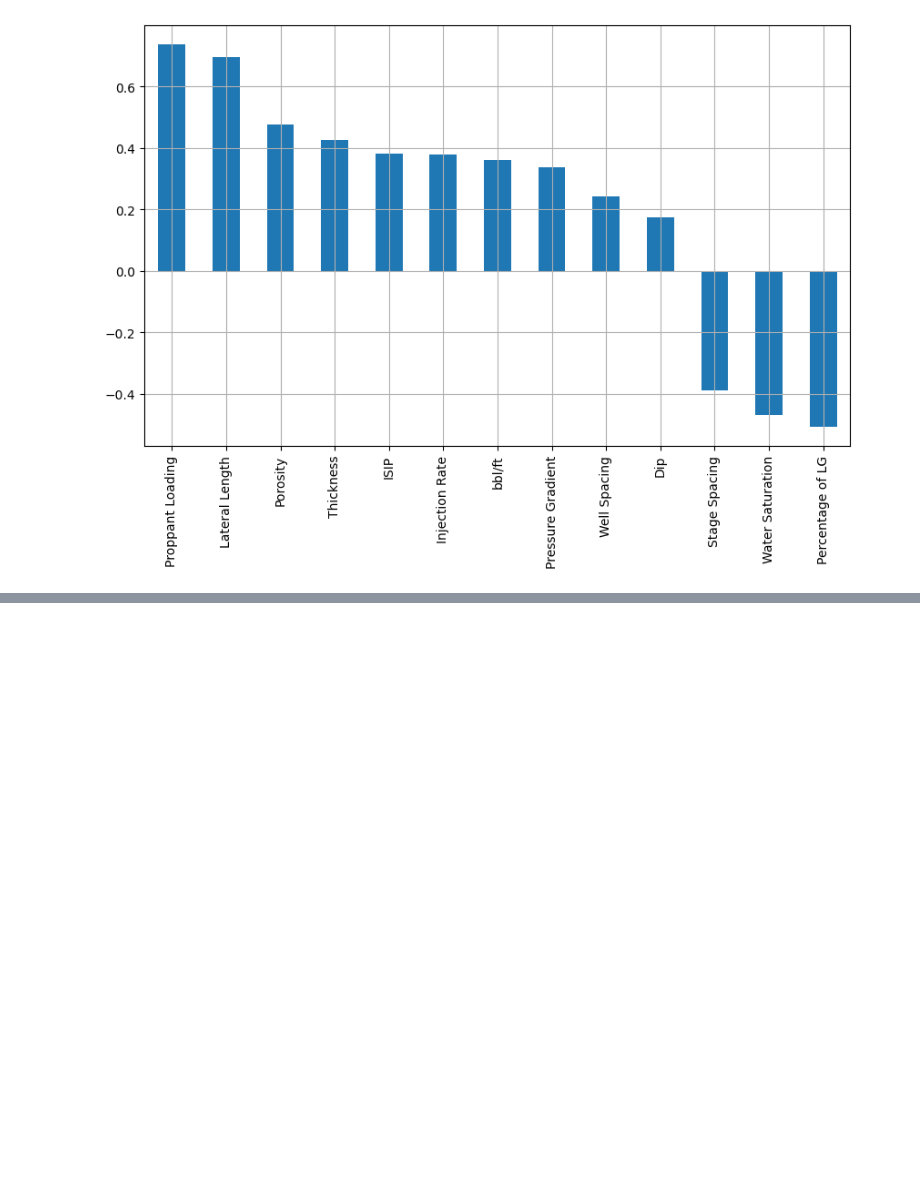
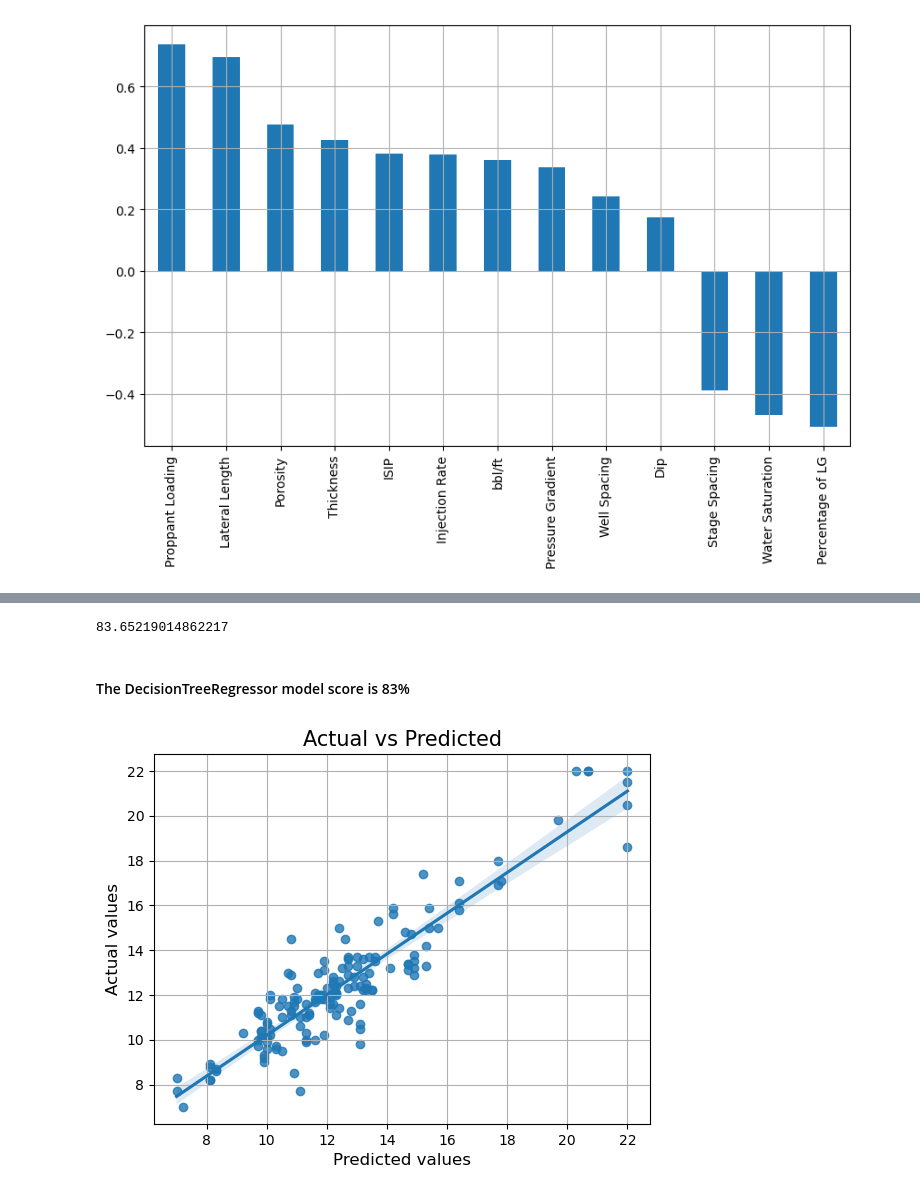
Before and after one commit to SethDwumah/Petroleum_DS-ML, a Jupyter notebook: Estimated Ultimate Recovery (EUR) Prediction Using Machine Learning.ipynb, the cells around one changed output, grey strips where cells are left out. Drawn from its saved outputs; the diff is of its cells as text; code cells hidden in the pictures; blank space fills up the shorter version.

```diff
--- a/Estimated Ultimate Recovery (EUR) Prediction Using Machine Learning.ipynb
+++ b/Estimated Ultimate Recovery (EUR) Prediction Using Machine Learning.ipynb
@@ -113,0 +119,5 @@ sns.pairplot(data)
+# %%
+# X = features
+# Y = target
+X = data.iloc[:,:-1]
+Y = data.iloc[:,-1]
@@ -113,0 +146,2 @@ sns.pairplot(data)
+# %%
+x_train,x_test,y_train,y_test = train_test_split(X,Y,test_size=0.3, random_state=42)
@@ -113,0 +153,4 @@ sns.pairplot(data)
+# %%
+model = DecisionTreeRegressor()
+
+model.fit(x_train,y_train)
@@ -113,0 +159,4 @@ sns.pairplot(data)
+# %%
+# Test the model
+
+y_pred = model.predict(x_test)
@@ -113,0 +179,17 @@ sns.pairplot(data)
+# %%
+## Check the model score
+
+score = model.score(x_test,y_test)
+print(score*100)
+# %% [output]
+83.65219014862217
+# %% [markdown]
+#### The DecisionTreeRegressor model score is  83%
+# %%
+sns.regplot(y_pred,y_test,data)
+plt.xlabel('Predicted values', size=12)
+plt.ylabel('Actual values', size=12)
+plt.title('Actual vs Predicted', size=15)
+plt.grid()
+# %% [output]
+[figure, added]
```
Also changed, not shown: parts of 16 cells of this notebook.
